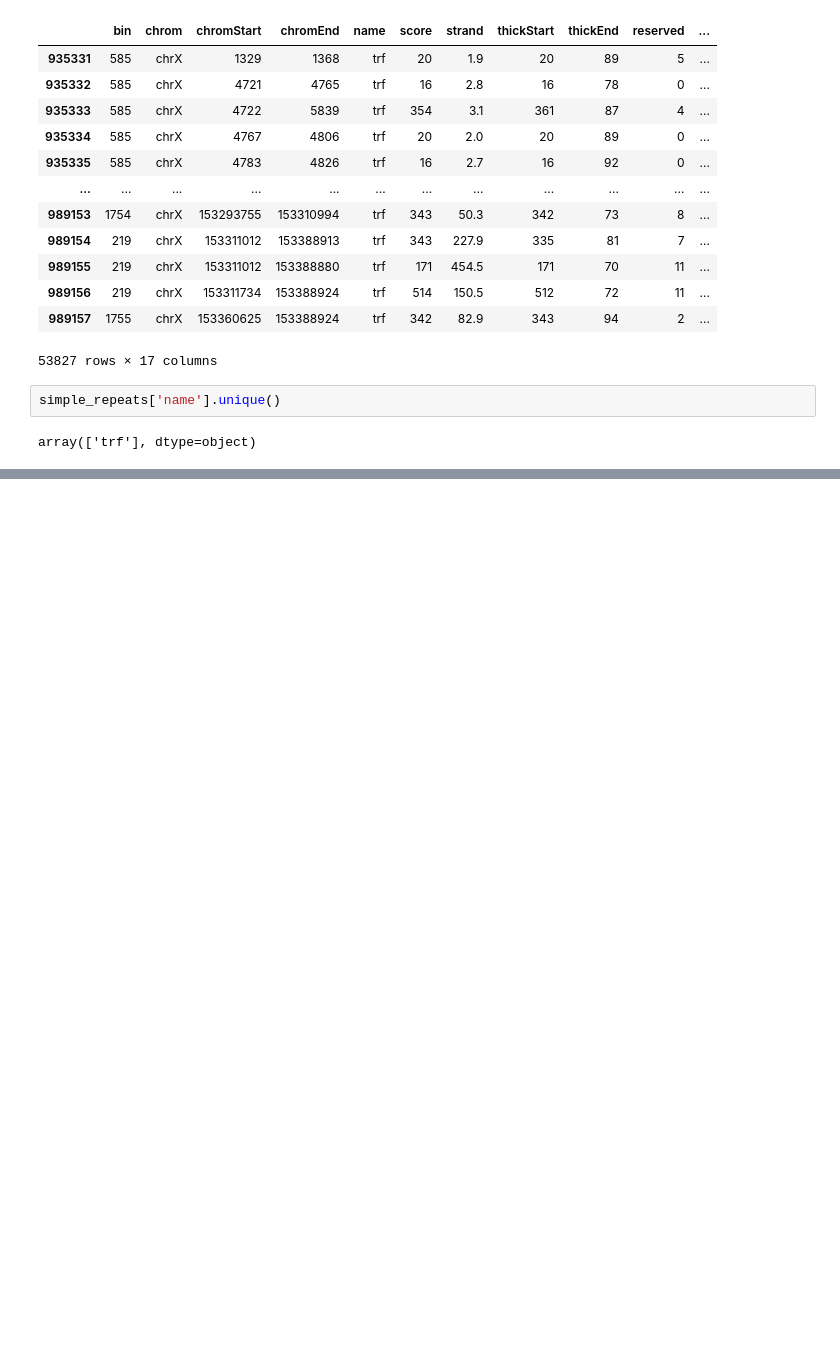
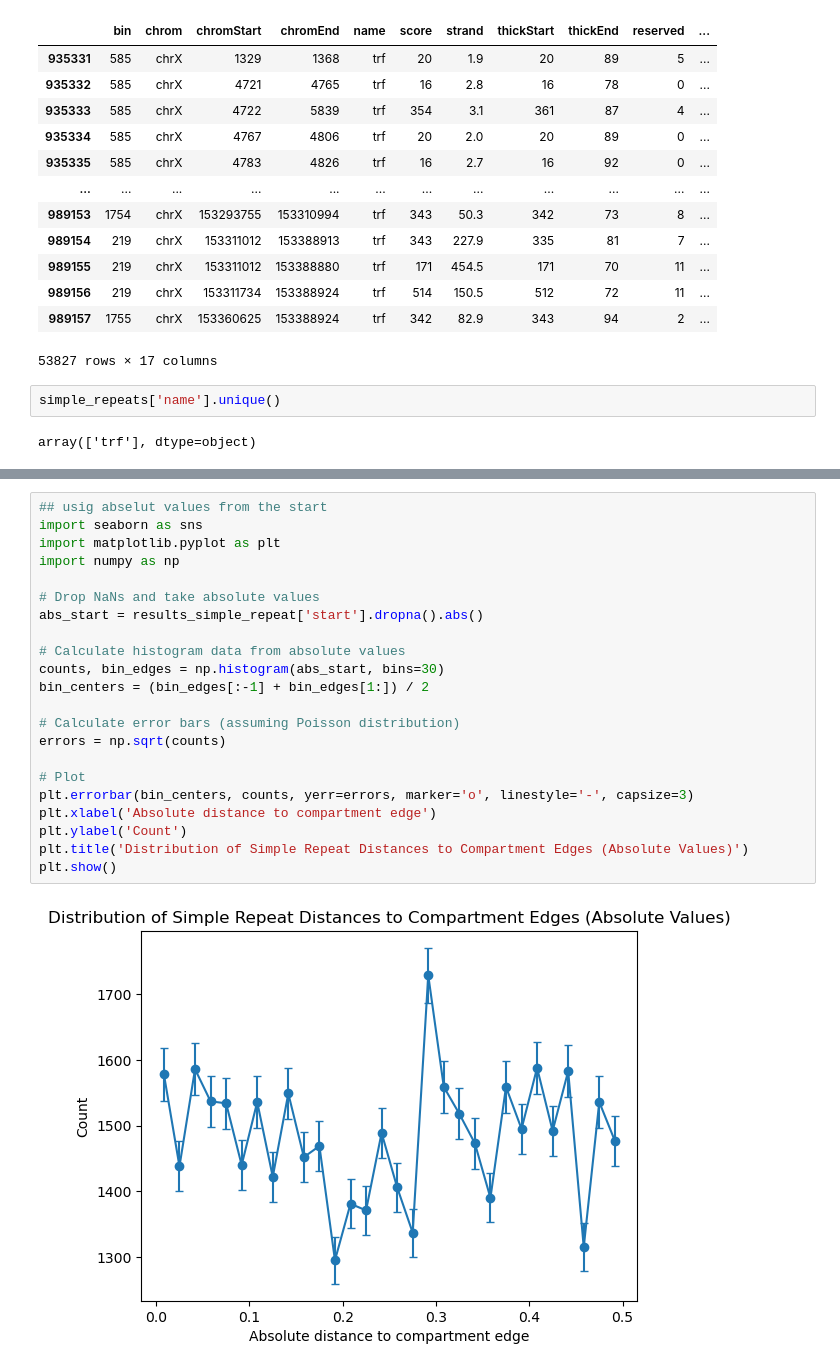
Before and after one commit to munch-group/johan_gpn_v2, a Jupyter notebook: notebooks/03_edged.ipynb, the cells around one changed output, grey strips where cells are left out. Drawn from its saved outputs; the diff is of its cells as text; blank space fills up the shorter version.

```diff
--- a/notebooks/03_edged.ipynb
+++ b/notebooks/03_edged.ipynb
@@ -640,0 +628,24 @@ sns.histplot(results_simple_repeat, x='absmid', bins=np.linspace(-0.5, 0.5, 20))
+# %%
+## usig abselut values from the start
+import seaborn as sns
+import matplotlib.pyplot as plt
+import numpy as np
+
+# Drop NaNs and take absolute values
+abs_start = results_simple_repeat['start'].dropna().abs()
+
+# Calculate histogram data from absolute values
+counts, bin_edges = np.histogram(abs_start, bins=30)
+bin_centers = (bin_edges[:-1] + bin_edges[1:]) / 2
+
+# Calculate error bars (assuming Poisson distribution)
+errors = np.sqrt(counts)
+
+# Plot
+plt.errorbar(bin_centers, counts, yerr=errors, marker='o', linestyle='-', capsize=3)
+plt.xlabel('Absolute distance to compartment edge')
+plt.ylabel('Count')
+plt.title('Distribution of Simple Repeat Distances to Compartment Edges (Absolute Values)')
+plt.show()
+# %% [output]
+[figure, added]
```
Also changed, not shown: parts of 49 cells of this notebook, 1 other file.
